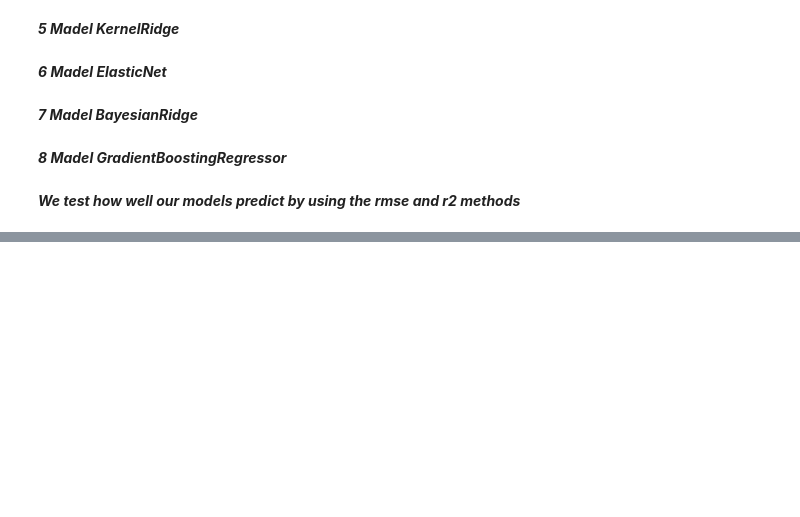
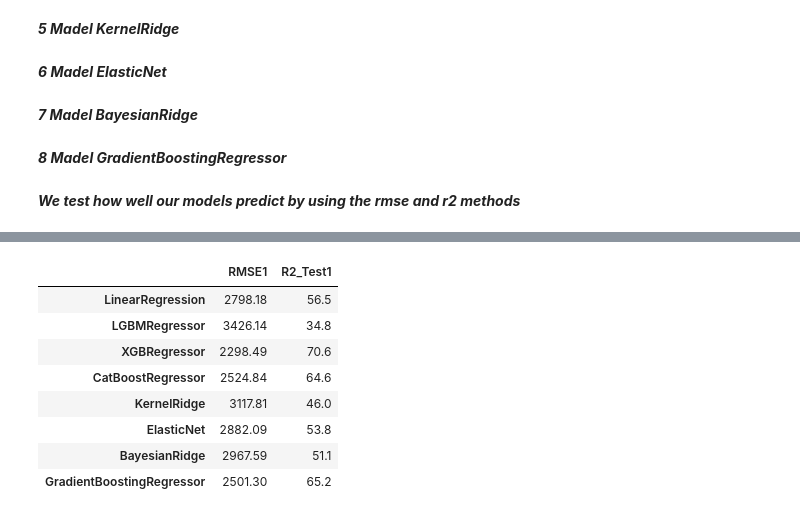
Before and after one commit to Islom-Radjapov/Auto_price_prediction, a Jupyter notebook: Auto_costs.ipynb, the cells around one changed output, grey strips where cells are left out. Saved outputs shown, nothing was run; the diff lists cells and outputs as text; code cells hidden in the pictures; blank space fills up the shorter version.

```diff
--- a/Auto_costs.ipynb
+++ b/Auto_costs.ipynb
@@ -271,0 +330,2 @@ result
+# %%
+madel_5_2 = KernelRidge().fit(x, y) # practice the model
@@ -272,13 +338,26 @@ result
 # %%
  # check each model and add the result to the empty lists
-x1 = encode_data.drop( 'price', axis=1)[:164]
-y1 = data.price[:164]
-for madel in list_madels:
+list_madels2 = [madel_1_2, madel_2_2, madel_3_2, madel_4_2, madel_5_2, madel_6_2, madel_7_2, madel_8_2]  # add the model to the list
+rmse_test1 =[] # empty list1 for rmse
+r2_test1 =[]   # empty list1 for r2
+x1 = validation_data.drop( 'price', axis=1)
+y1 = validation_data.price
+for madel in list_madels2:
   predict = madel.predict(x1)
-  rmse_test.append( round( np.sqrt( mean_squared_error(y1, predict) ), 2 ) )
-  r2_test.append( round(r2_score(y1, predict)*100 , 1 ) )
+  rmse_test1.append( round( np.sqrt( mean_squared_error(y1, predict) ), 2 ) )
+  r2_test1.append( round(r2_score(y1, predict)*100 , 1 ) )
 
  # passing the result to a dataframe
 madel_name = "LinearRegression LGBMRegressor XGBRegressor CatBoostRegressor KernelRidge ElasticNet BayesianRidge GradientBoostingRegressor".split()
-# result = pd.DataFrame({'RMSE':rmse_test,'R2_Test':r2_test}, index = madel_name)
-# result
+result1 = pd.DataFrame({'RMSE1':rmse_test1,'R2_Test1':r2_test1}, index = madel_name)
+result1
+# %% [output]
+|  | RMSE1 | R2_Test1 |
+| LinearRegression | 2798.18 | 56.5 |
+| LGBMRegressor | 3426.14 | 34.8 |
+| XGBRegressor | 2298.49 | 70.6 |
+| CatBoostRegressor | 2524.84 | 64.6 |
+| KernelRidge | 3117.81 | 46.0 |
+| ElasticNet | 2882.09 | 53.8 |
+| BayesianRidge | 2967.59 | 51.1 |
+| GradientBoostingRegressor | 2501.30 | 65.2 |
```
Also changed, not shown: parts of 28 cells of this notebook.
